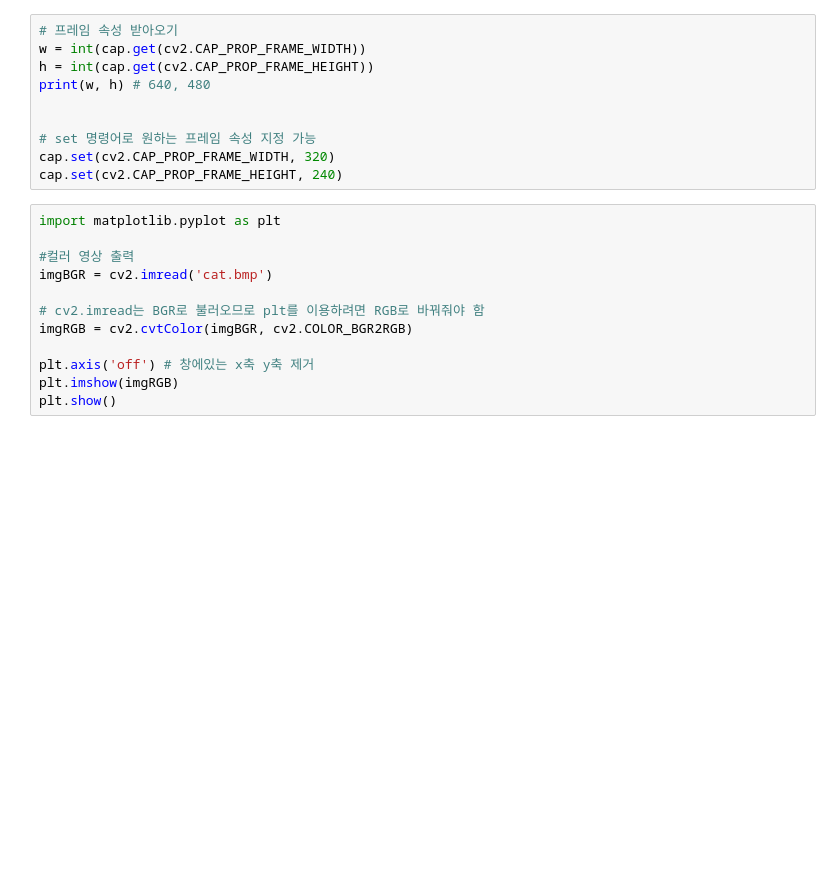
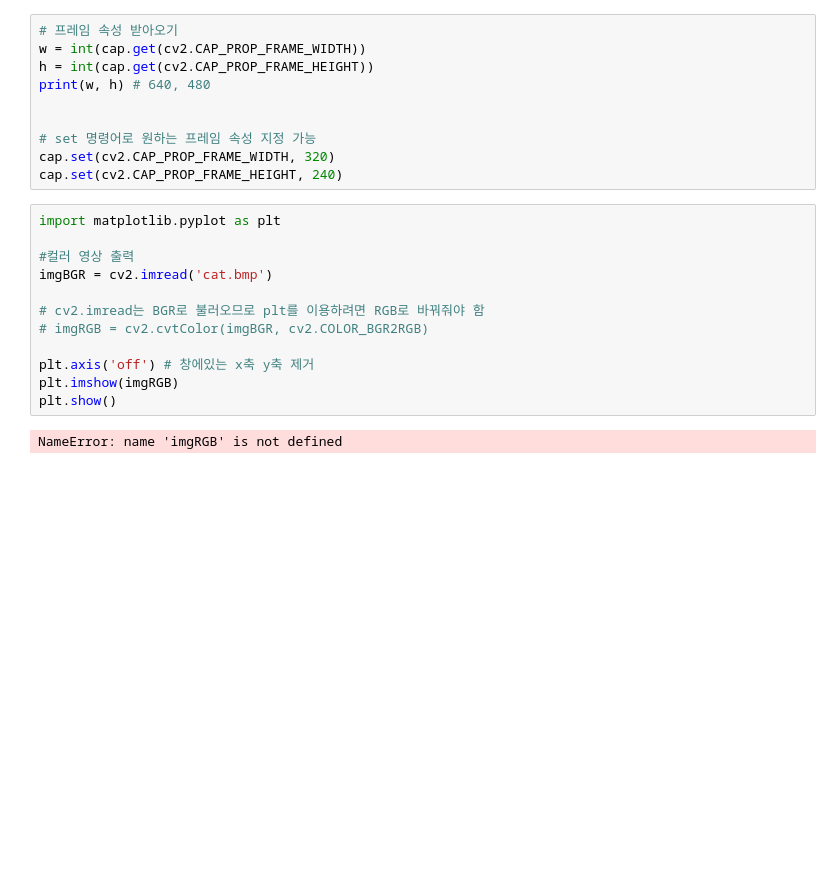
Before and after one commit to inthree3/tabletennis-robot, a Jupyter notebook: Duel_Cam.ipynb, the cells around one changed output. Saved outputs shown, nothing was run; the diff lists cells and outputs as text; blank space fills up the shorter version.

```diff
--- a/Duel_Cam.ipynb
+++ b/Duel_Cam.ipynb
@@ -34,12 +38,15 @@ cap.set(cv2.CAP_PROP_FRAME_HEIGHT, 240)
 # %%
 import matplotlib.pyplot as plt
 
 #컬러 영상 출력
 imgBGR = cv2.imread('cat.bmp')
 
 # cv2.imread는 BGR로 불러오므로 plt를 이용하려면 RGB로 바꿔줘야 함
-imgRGB = cv2.cvtColor(imgBGR, cv2.COLOR_BGR2RGB)
+# imgRGB = cv2.cvtColor(imgBGR, cv2.COLOR_BGR2RGB)
 
 plt.axis('off') # 창에있는 x축 y축 제거
 plt.imshow(imgRGB)
 plt.show()
+# %% [output]
+NameError: name 'imgRGB' is not defined
+[figure, added]
```
Also changed, not shown: parts of 4 cells of this notebook, 11 other files.
